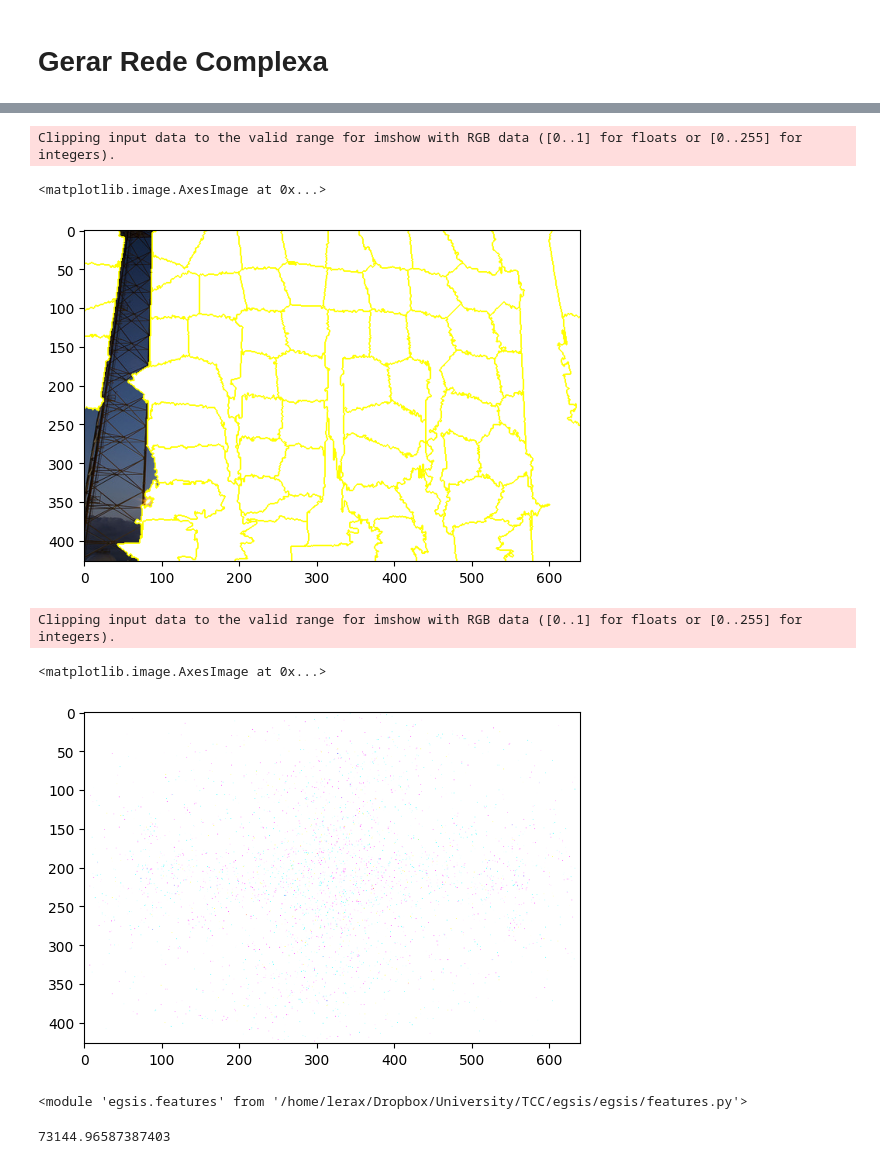
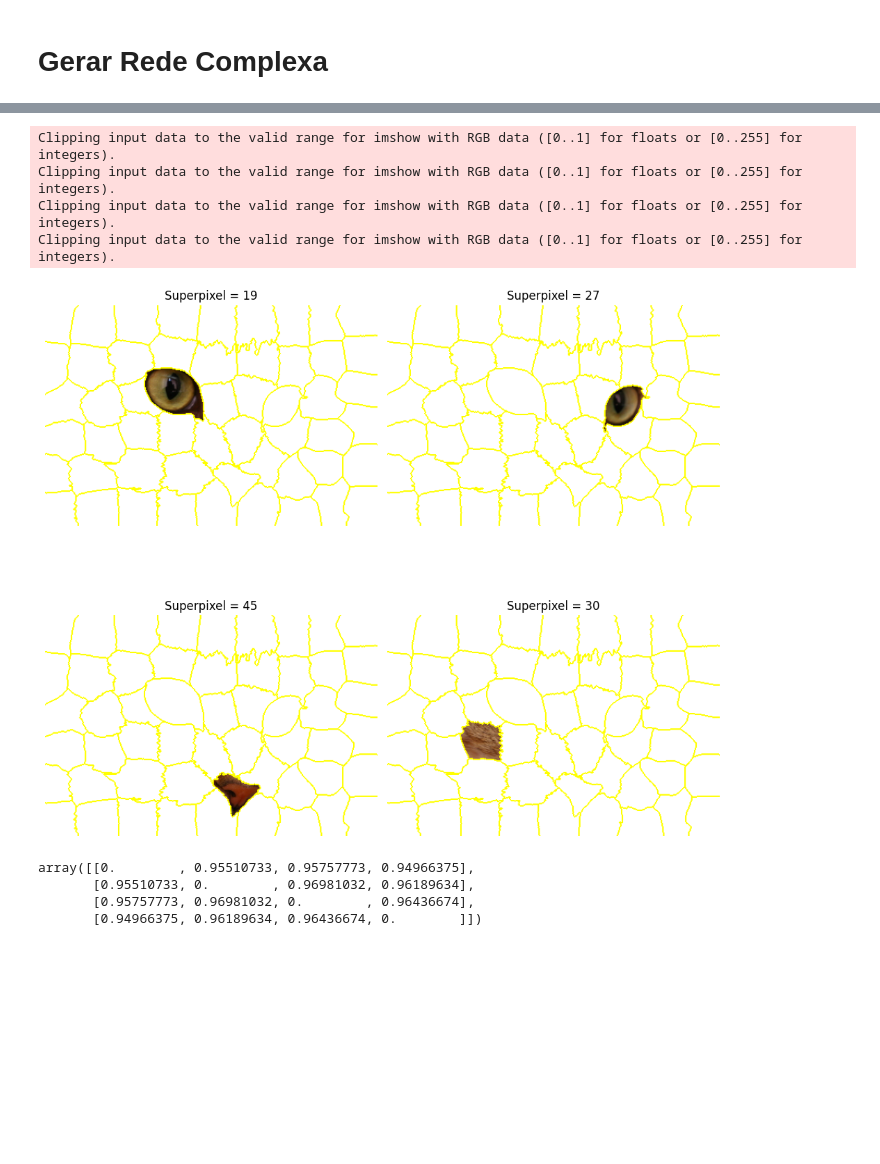
Before and after one commit to ryukinix/egsis, a Jupyter notebook: notebooks/label_component_unfolding.ipynb, the cells around one changed output, grey strips where cells are left out. Saved outputs shown, nothing was run; the diff lists cells and outputs as text; code cells hidden in the pictures; blank space fills up the shorter version.

Commit message:
Add features module and work on notebook of LCU

```diff
--- a/notebooks/label_component_unfolding.ipynb
+++ b/notebooks/label_component_unfolding.ipynb
@@ -26,8 +27,8 @@ from egsis.superpixels import superpixel_centroids
 # %% [markdown]
 # Gerar Superpixels
 # %%
-img = img_as_float(rocket())
-superpixels = build_superpixels_from_image(img, compactness=5)
+img = img_as_float(cat())
+superpixels = build_superpixels_from_image(img, n_segments=50, compactness=40)
 ax = plt.imshow(mark_boundaries(img, superpixels))
 plt.tight_layout()
 plt.axis('off')
@@ -63,8 +86,29 @@ plt.show()
 # %%
-img_copy = img.copy()
-img_copy[superpixels != 2] = 255
-plt.imshow(mark_boundaries(img_copy, superpixels))
+selected_superpixels = [19, 27, 45, 30]
+
+def plot_superpixel(ax, n):
+    img_copy = img.copy()
+    img_copy[superpixels != n] = 255
+    ax.set_title(f"Superpixel = {n}")
+    ax.imshow(mark_boundaries(img_copy, superpixels))
+
+
+fig, ax = plt.subplots(2, 2, figsize=(10, 10), sharex=True, sharey=True)
+
+plot_superpixel(ax[0, 0], selected_superpixels[0])
+plot_superpixel(ax[0, 1], selected_superpixels[1])
+plot_superpixel(ax[1, 0], selected_superpixels[2])
+plot_superpixel(ax[1, 1], selected_superpixels[3])
+
+
+for a in ax.ravel():
+    a.set_axis_off()
+
+plt.tight_layout()
+plt.show()
 # %% [output]
 Clipping input data to the valid range for imshow with RGB data ([0..1] for floats or [0..255] for integers).
+Clipping input data to the valid range for imshow with RGB data ([0..1] for floats or [0..255] for integers).
+Clipping input data to the valid range for imshow with RGB data ([0..1] for floats or [0..255] for integers).
+Clipping input data to the valid range for imshow with RGB data ([0..1] for floats or [0..255] for integers).
-<matplotlib.image.AxesImage at 0x...>
-[figure, old version]
+[figure, new version]
@@ -73,19 +115,30 @@ from egsis import features
-# %%
-segment = features.get_segment_using_label(img, superpixels, 2)
-plt.imshow(abs(np.fft.fftshift(features.feature_extraction(segment))))
-# %% [output]
-Clipping input data to the valid range for imshow with RGB data ([0..1] for floats or [0..255] for integers).
-<matplotlib.image.AxesImage at 0x...>
-[figure, removed]
-# %%
-import imp
-imp.reload(features)
-# %% [output]
-<module 'egsis.features' from '/home/lerax/Dropbox/University/TCC/egsis/egsis/features.py'>
 # %%
-x1 = features.feature_extraction_segment(img, superpixels, 2)
-x2 = features.feature_extraction_segment(img, superpixels, 10)
+# Build similarity matrix
+from skimage.metrics import structural_similarity as ssim
+from skimage.color import rgb2gray
 
-print(features.euclidian_distance(x1, x2))
+x1 = features.get_segment_using_label(img, superpixels, selected_superpixels[0])
+x2 = features.get_segment_using_label(img, superpixels, selected_superpixels[1])
+x3 = features.get_segment_using_label(img, superpixels, selected_superpixels[2])
+x4 = features.get_segment_using_label(img, superpixels, selected_superpixels[3])
+
+vectors = [x1, x2, x3, x4]
+vectors = [rgb2gray(x) for x in [x1, x2, x3, x4]]
+n_vectors = len(vectors)
+similarity_matrix = np.zeros(shape=(n_vectors, n_vectors))
+similarity_matrix
+
+for i in range(n_vectors):
+    for j in range(n_vectors):
+        if i == j:
+            continue
+        similarity_matrix[i, j] = ssim(vectors[i], vectors[j])
+
+
+similarity_matrix = np.around(similarity_matrix, decimals=10)
+similarity_matrix
 # %% [output]
-73144.96587387403
+array([[0.        , 0.95510733, 0.95757773, 0.94966375],
+       [0.95510733, 0.        , 0.96981032, 0.96189634],
+       [0.95757773, 0.96981032, 0.        , 0.96436674],
+       [0.94966375, 0.96189634, 0.96436674, 0.        ]])
```
Also changed, not shown: parts of 11 cells of this notebook, 1 other file.
